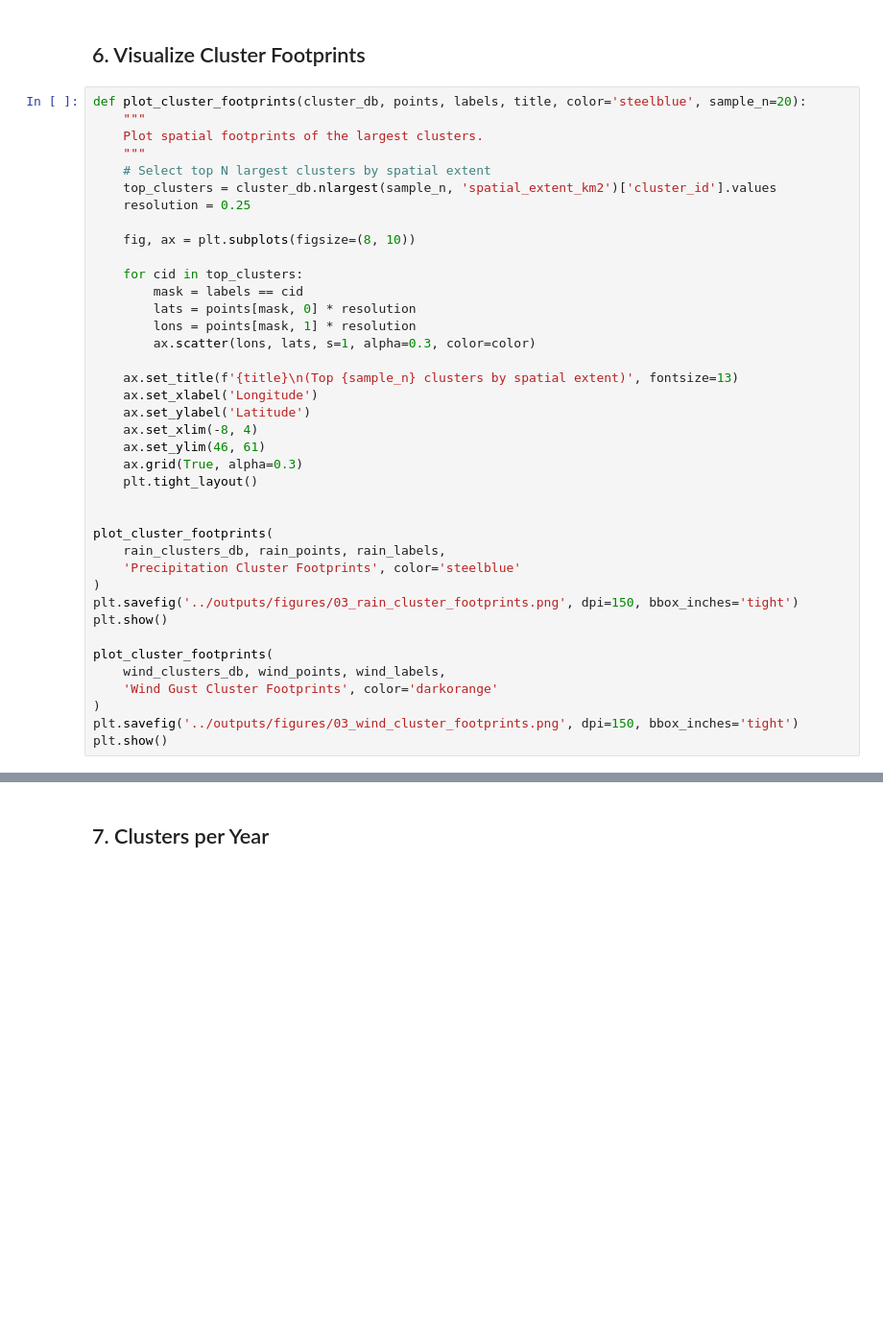
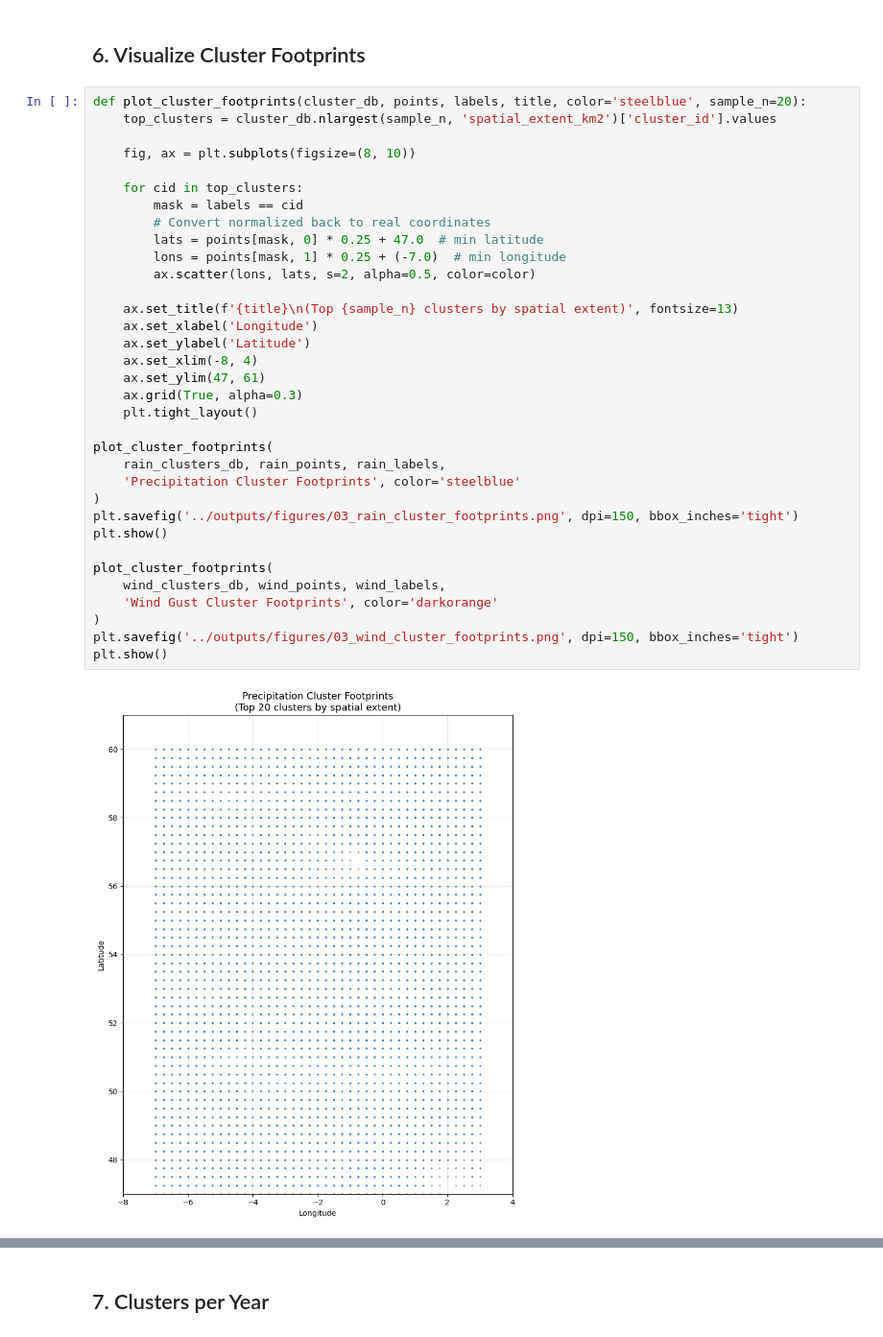
Before and after one commit to jess-go1/gb-compound-hazards-risk-prioritization, a Jupyter notebook: notebooks/03_dbscan_clustering.ipynb, the cells around one changed output, grey strips where cells are left out. Shown at 96% size. Cells and saved outputs as stored; diff of their text form; blank space fills up the shorter version.

```diff
--- a/notebooks/03_dbscan_clustering.ipynb
+++ b/notebooks/03_dbscan_clustering.ipynb
@@ -200,40 +237,37 @@ print(wind_clusters_db[['duration_h', 'spatial_extent_km2', 'peak_intensity', 'm
 ## 6. Visualize Cluster Footprints
 # %%
 def plot_cluster_footprints(cluster_db, points, labels, title, color='steelblue', sample_n=20):
-    """
-    Plot spatial footprints of the largest clusters.
-    """
-    # Select top N largest clusters by spatial extent
     top_clusters = cluster_db.nlargest(sample_n, 'spatial_extent_km2')['cluster_id'].values
-    resolution = 0.25
 
     fig, ax = plt.subplots(figsize=(8, 10))
 
     for cid in top_clusters:
         mask = labels == cid
-        lats = points[mask, 0] * resolution
-        lons = points[mask, 1] * resolution
-        ax.scatter(lons, lats, s=1, alpha=0.3, color=color)
+        # Convert normalized back to real coordinates
+        lats = points[mask, 0] * 0.25 + 47.0  # min latitude
+        lons = points[mask, 1] * 0.25 + (-7.0)  # min longitude
+        ax.scatter(lons, lats, s=2, alpha=0.5, color=color)
 
     ax.set_title(f'{title}\n(Top {sample_n} clusters by spatial extent)', fontsize=13)
     ax.set_xlabel('Longitude')
     ax.set_ylabel('Latitude')
     ax.set_xlim(-8, 4)
-    ax.set_ylim(46, 61)
+    ax.set_ylim(47, 61)
     ax.grid(True, alpha=0.3)
     plt.tight_layout()
-
 
 plot_cluster_footprints(
     rain_clusters_db, rain_points, rain_labels,
     'Precipitation Cluster Footprints', color='steelblue'
 )
 plt.savefig('../outputs/figures/03_rain_cluster_footprints.png', dpi=150, bbox_inches='tight')
 plt.show()
 
 plot_cluster_footprints(
     wind_clusters_db, wind_points, wind_labels,
     'Wind Gust Cluster Footprints', color='darkorange'
 )
 plt.savefig('../outputs/figures/03_wind_cluster_footprints.png', dpi=150, bbox_inches='tight')
 plt.show()
+# %% [output]
+[figure, added]
```
Also changed, not shown: parts of 8 cells of this notebook, 4 other files.
